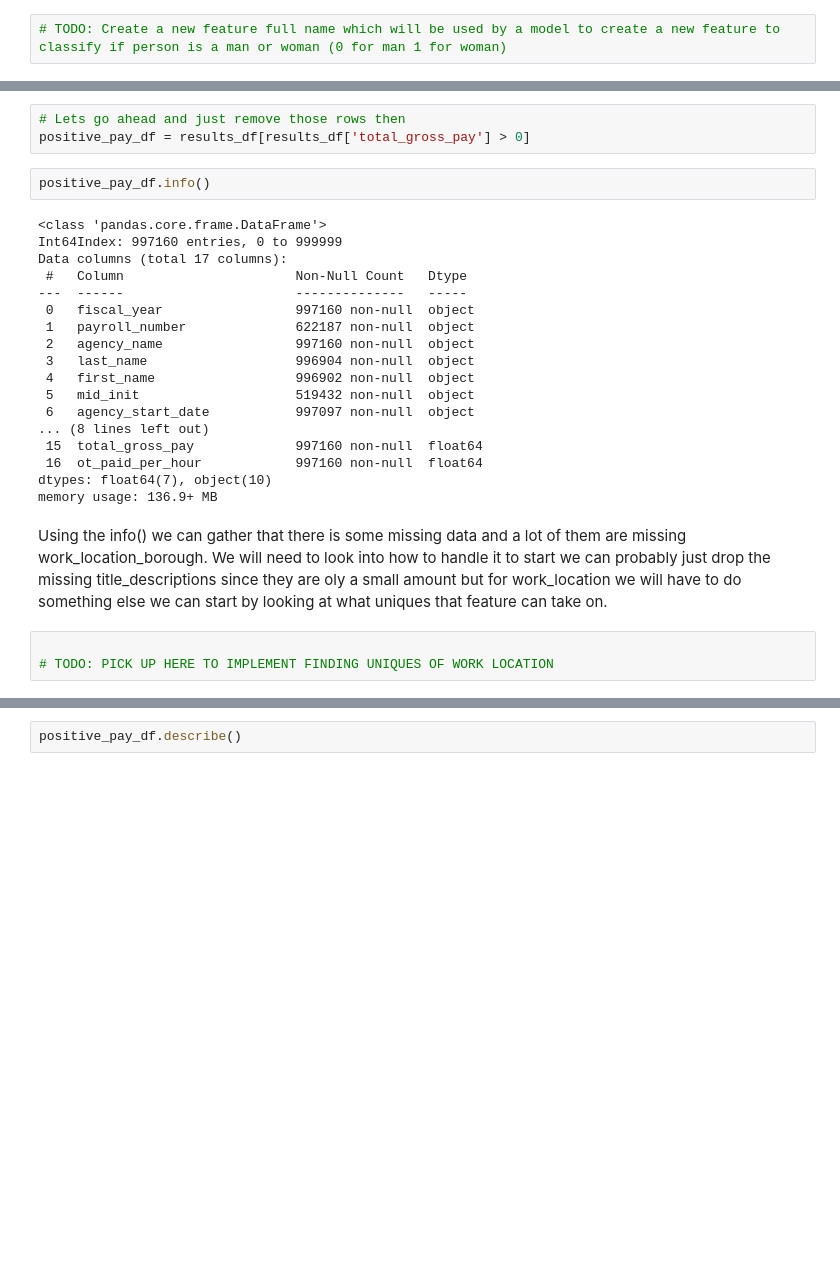
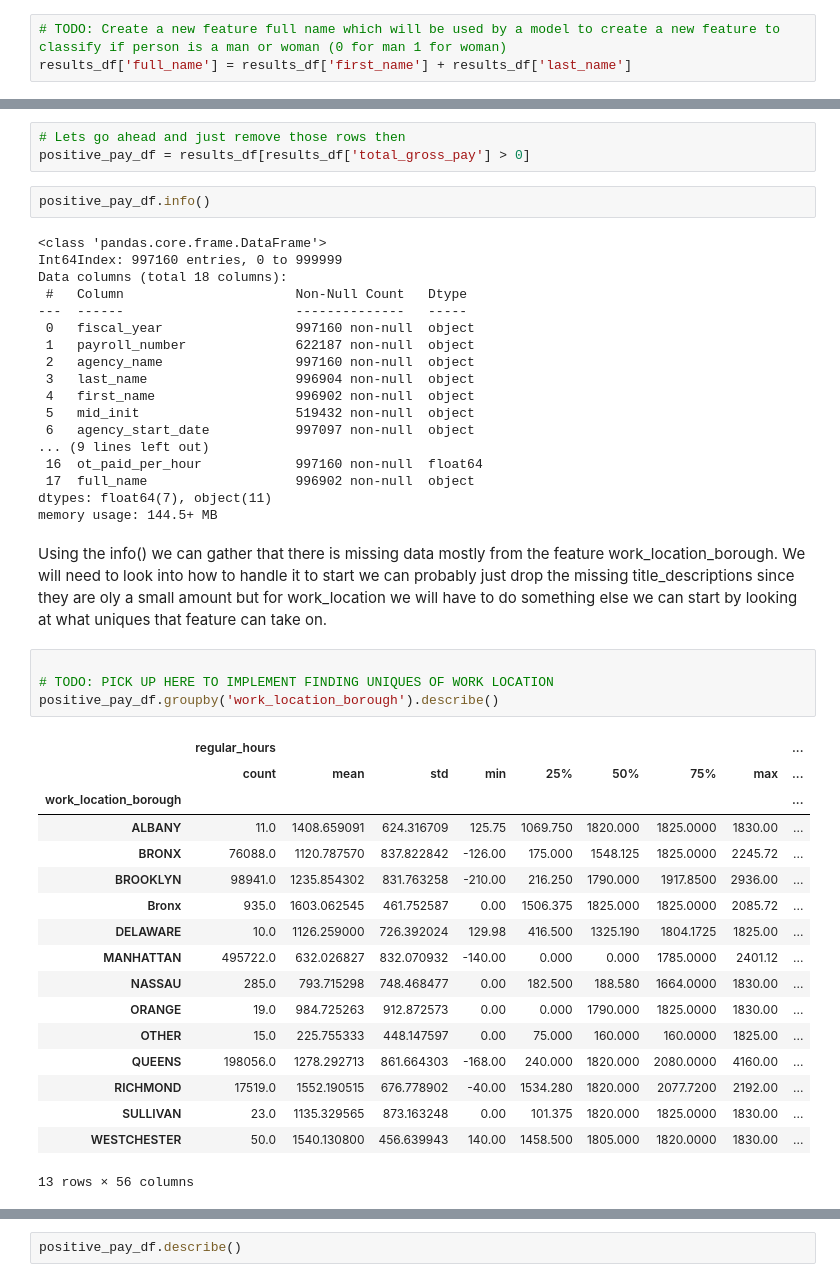
Before and after one commit to defunSM/NYC-Salary-Predictor, a Jupyter notebook: NYC_Salary_Forcasting.ipynb, the cells around one changed output, grey strips where cells are left out. Saved outputs shown, nothing was run; the diff lists cells and outputs as text; blank space fills up the shorter version.

Commit message:
work location boroughs preprocessing

```diff
--- a/prep.ipynb
+++ b/NYC_Salary_Forcasting.ipynb
@@ -212,3 +213,4 @@ TODO: New Feature Full Name And if person is male or female
 > Full Name
 # %%
 # TODO: Create a new feature full name which will be used by a model to create a new feature to classify if person is a man or woman (0 for man 1 for woman)
+results_df['full_name'] = results_df['first_name'] + results_df['last_name']
@@ -259,7 +265,7 @@ positive_pay_df.info()
 # %% [output]
 <class 'pandas.core.frame.DataFrame'>
 Int64Index: 997160 entries, 0 to 999999
-Data columns (total 17 columns):
+Data columns (total 18 columns):
  #   Column                      Non-Null Count   Dtype
 ---  ------                      --------------   -----
  0   fiscal_year                 997160 non-null  object
@@ -269,13 +275,32 @@ Data columns (total 17 columns):
  4   first_name                  996902 non-null  object
  5   mid_init                    519432 non-null  object
  6   agency_start_date           997097 non-null  object
-... (8 lines left out)
- 15  total_gross_pay             997160 non-null  float64
+... (9 lines left out)
  16  ot_paid_per_hour            997160 non-null  float64
-dtypes: float64(7), object(10)
-memory usage: 136.9+ MB
+ 17  full_name                   996902 non-null  object
+dtypes: float64(7), object(11)
+memory usage: 144.5+ MB
 # %% [markdown]
-Using the info() we can gather that there is some missing data and a lot of them are missing work_location_borough. We will need to look into how to handle it to start we can probably just drop the missing title_descriptions since they are oly a small amount but for work_location we will have to do something else we can start by looking at what uniques that feature can take on.
+Using the info() we can gather that there is missing data mostly from the feature work_location_borough. We will need to look into how to handle it to start we can probably just drop the missing title_descriptions since they are oly a small amount but for work_location we will have to do something else we can start by looking at what uniques that feature can take on.
 # %%
 
 # TODO: PICK UP HERE TO IMPLEMENT FINDING UNIQUES OF WORK LOCATION
+positive_pay_df.groupby('work_location_borough').describe()
+# %% [output]
+|  | regular_hours |  |  |  |  |  |  |  | ... |
+|  | count | mean | std | min | 25% | 50% | 75% | max | ... |
+| work_location_borough |  |  |  |  |  |  |  |  | ... |
+| ALBANY | 11.0 | 1408.659091 | 624.316709 | 125.75 | 1069.750 | 1820.000 | 1825.0000 | 1830.00 | ... |
+| BRONX | 76088.0 | 1120.787570 | 837.822842 | -126.00 | 175.000 | 1548.125 | 1825.0000 | 2245.72 | ... |
+| BROOKLYN | 98941.0 | 1235.854302 | 831.763258 | -210.00 | 216.250 | 1790.000 | 1917.8500 | 2936.00 | ... |
+| Bronx | 935.0 | 1603.062545 | 461.752587 | 0.00 | 1506.375 | 1825.000 | 1825.0000 | 2085.72 | ... |
+| DELAWARE | 10.0 | 1126.259000 | 726.392024 | 129.98 | 416.500 | 1325.190 | 1804.1725 | 1825.00 | ... |
+| MANHATTAN | 495722.0 | 632.026827 | 832.070932 | -140.00 | 0.000 | 0.000 | 1785.0000 | 2401.12 | ... |
+| NASSAU | 285.0 | 793.715298 | 748.468477 | 0.00 | 182.500 | 188.580 | 1664.0000 | 1830.00 | ... |
+| ORANGE | 19.0 | 984.725263 | 912.872573 | 0.00 | 0.000 | 1790.000 | 1825.0000 | 1830.00 | ... |
+| OTHER | 15.0 | 225.755333 | 448.147597 | 0.00 | 75.000 | 160.000 | 160.0000 | 1825.00 | ... |
+| QUEENS | 198056.0 | 1278.292713 | 861.664303 | -168.00 | 240.000 | 1820.000 | 2080.0000 | 4160.00 | ... |
+| RICHMOND | 17519.0 | 1552.190515 | 676.778902 | -40.00 | 1534.280 | 1820.000 | 2077.7200 | 2192.00 | ... |
+| SULLIVAN | 23.0 | 1135.329565 | 873.163248 | 0.00 | 101.375 | 1820.000 | 1825.0000 | 1830.00 | ... |
+| WESTCHESTER | 50.0 | 1540.130800 | 456.639943 | 140.00 | 1458.500 | 1805.000 | 1820.0000 | 1830.00 | ... |
+13 rows × 56 columns
```
Also changed, not shown: parts of 6 cells of this notebook, 1 other file.
